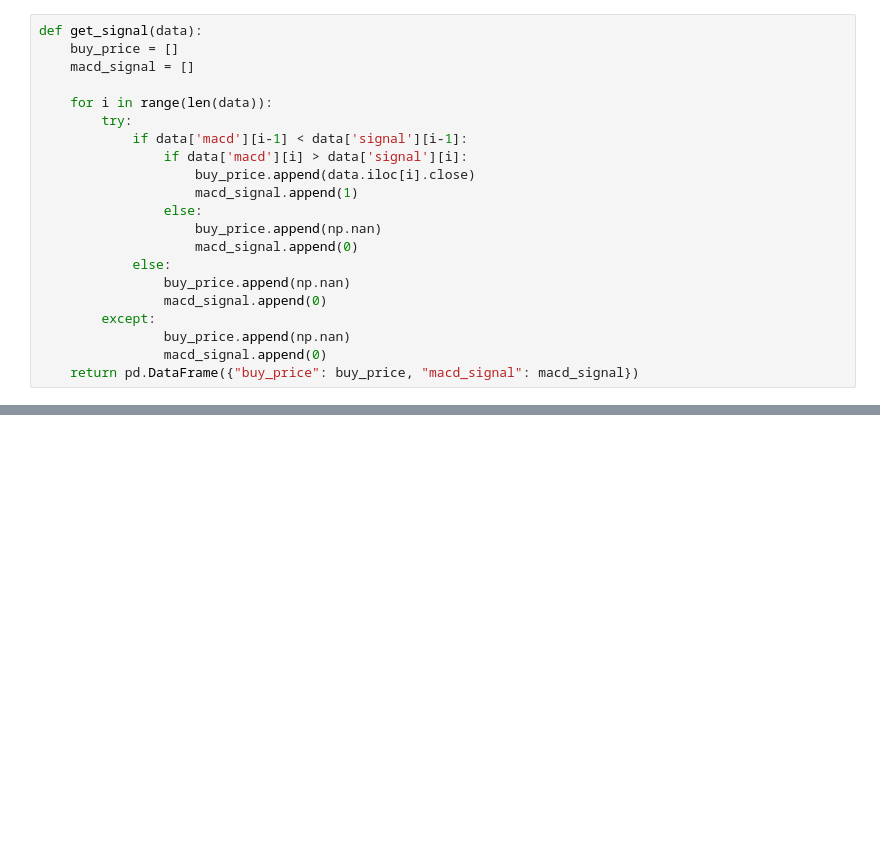
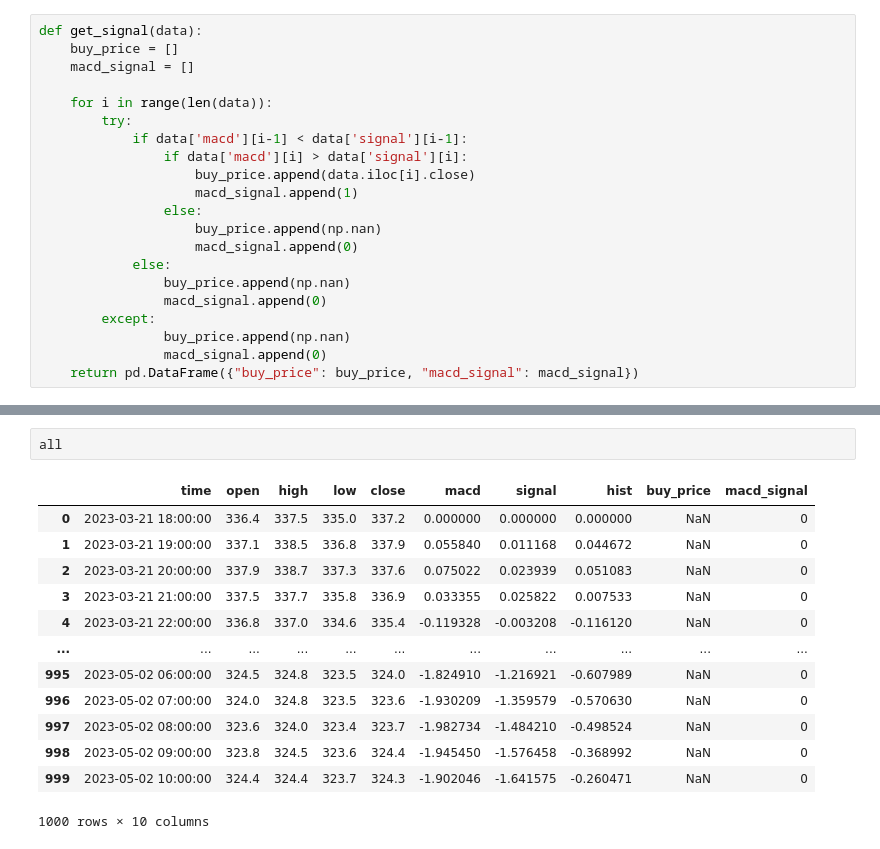
Before and after one commit to Islom-Radjapov/Python-Binance, a Jupyter notebook: Backtest.ipynb, the cells around one changed output, grey strips where cells are left out. Drawn from its saved outputs; the diff is of its cells as text; blank space fills up the shorter version.

```diff
--- a/Backtest.ipynb
+++ b/Backtest.ipynb
@@ -211,0 +132,16 @@ signals.iloc[: :-1]
+# %%
+all
+# %% [output]
+|  | time | open | high | low | close | macd | signal | hist | buy_price | macd_signal |
+| 0 | 2023-03-21 18:00:00 | 336.4 | 337.5 | 335.0 | 337.2 | 0.000000 | 0.000000 | 0.000000 | NaN | 0 |
+| 1 | 2023-03-21 19:00:00 | 337.1 | 338.5 | 336.8 | 337.9 | 0.055840 | 0.011168 | 0.044672 | NaN | 0 |
+| 2 | 2023-03-21 20:00:00 | 337.9 | 338.7 | 337.3 | 337.6 | 0.075022 | 0.023939 | 0.051083 | NaN | 0 |
+| 3 | 2023-03-21 21:00:00 | 337.5 | 337.7 | 335.8 | 336.9 | 0.033355 | 0.025822 | 0.007533 | NaN | 0 |
+| 4 | 2023-03-21 22:00:00 | 336.8 | 337.0 | 334.6 | 335.4 | -0.119328 | -0.003208 | -0.116120 | NaN | 0 |
+| ... | ... | ... | ... | ... | ... | ... | ... | ... | ... | ... |
+| 995 | 2023-05-02 06:00:00 | 324.5 | 324.8 | 323.5 | 324.0 | -1.824910 | -1.216921 | -0.607989 | NaN | 0 |
+| 996 | 2023-05-02 07:00:00 | 324.0 | 324.8 | 323.5 | 323.6 | -1.930209 | -1.359579 | -0.570630 | NaN | 0 |
+| 997 | 2023-05-02 08:00:00 | 323.6 | 324.0 | 323.4 | 323.7 | -1.982734 | -1.484210 | -0.498524 | NaN | 0 |
+| 998 | 2023-05-02 09:00:00 | 323.8 | 324.5 | 323.6 | 324.4 | -1.945450 | -1.576458 | -0.368992 | NaN | 0 |
+| 999 | 2023-05-02 10:00:00 | 324.4 | 324.4 | 323.7 | 324.3 | -1.902046 | -1.641575 | -0.260471 | NaN | 0 |
+1000 rows × 10 columns
```
Also changed, not shown: parts of 15 cells of this notebook, 2 other files.
